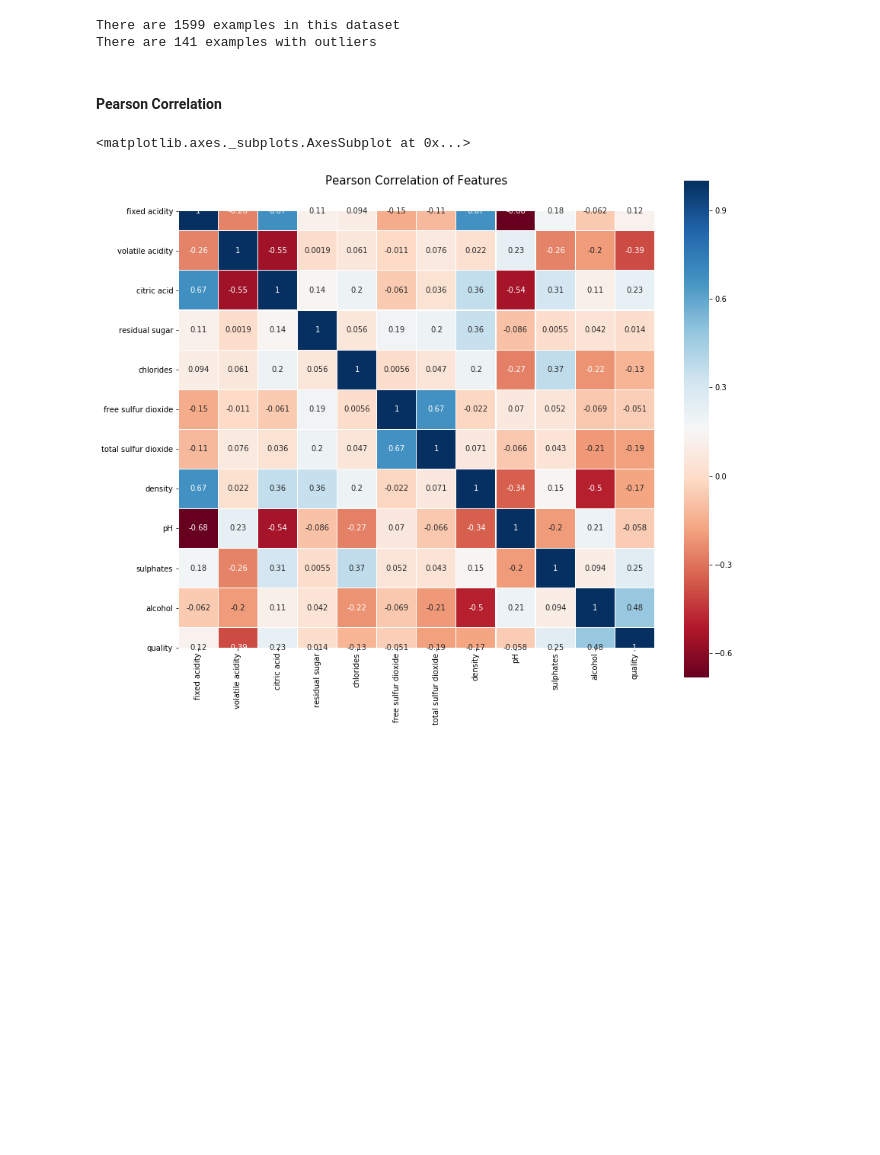
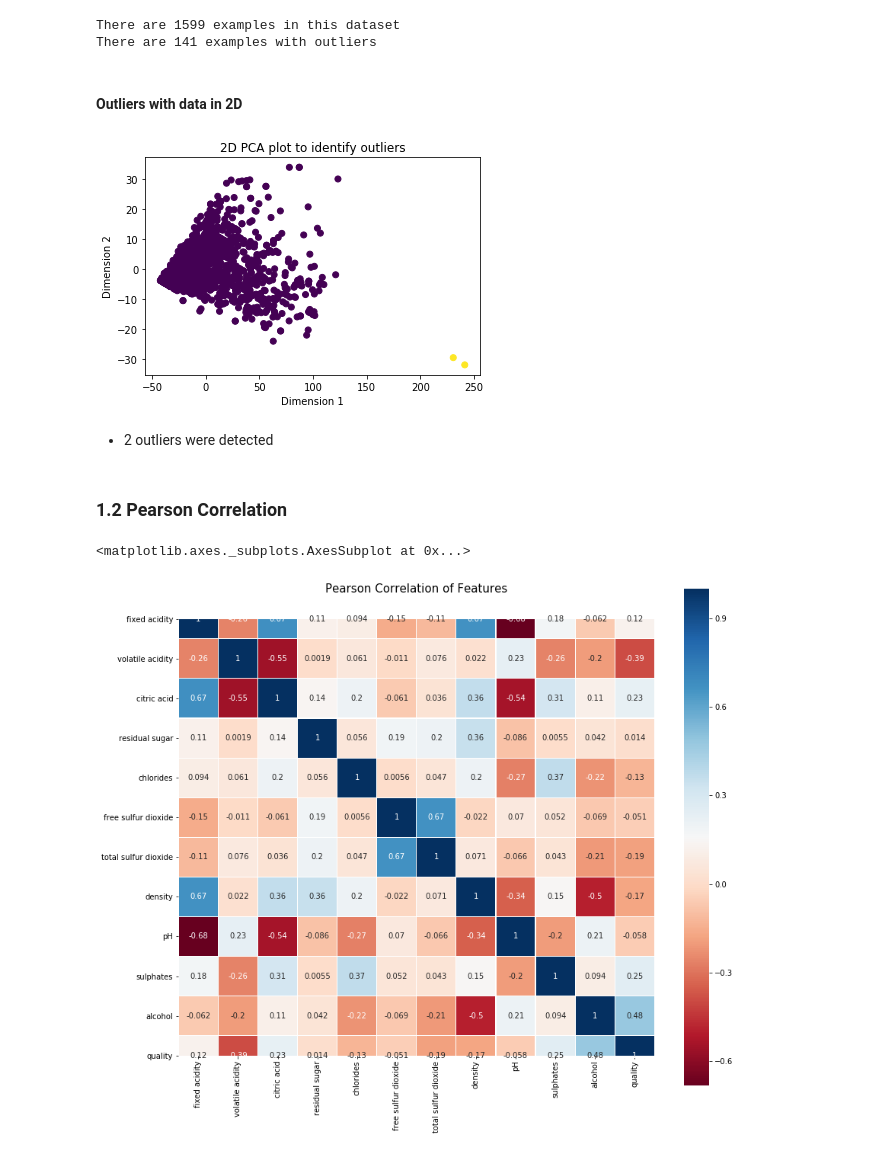
Before and after one commit to Temiloluwa/Machine_Learning_Projects, a Jupyter notebook: red_wine_quality.ipynb, the cells around one changed output. Drawn from its saved outputs; the diff is of its cells as text; code cells hidden in the pictures; blank space fills up the shorter version.

```diff
--- a/red_wine_quality.ipynb
+++ b/red_wine_quality.ipynb
@@ -20,6 +18,6 @@ from sklearn.metrics import mean_squared_error as mse
 - red wine quality data is read and stored in variable `winred`
 # %%
-winred  = pd.read_csv("winered.csv", delimiter = ";")
+winred  = pd.read_csv("datasets/winered.csv", delimiter = ";")
 winred.head()
 # %% [output]
 |  | fixed acidity | volatile acidity | citric acid | residual sugar | chlorides | free sulfur dioxide | ... |
@@ -93,8 +95,39 @@ print(f"There are {len(X_standard_np) - np.sum(outlier_indices)} examples with o
 # %% [output]
 There are 1599 examples in this dataset
 There are 141 examples with outliers
+# %% [markdown]
+#### Outliers with data in 2D
+# %%
+pca = PCA(n_components=2)
+pca.fit(winred_X)
+X_data = pca.transform(winred_X)
+
+#select the farthest data points from the mean of the dataset
+distance_to_mean = np.sum(np.square((X_data - np.mean(X_data,axis=0))),axis=1)
+distance_to_mean = list(enumerate(distance_to_mean))
+distance_to_mean.sort(key= lambda x:x[1], reverse=True)
+outlier2_indices = []
+num_outliers = 2
+i = 0
+for index,dist in distance_to_mean:
+    i+=1
+    outlier2_indices.append(index)
+    if i == num_outliers:
+        break
+
+outliers = np.zeros(len(X_data))
+outliers[outlier2_indices] = 1
+plt.scatter(X_data[:,0],X_data[:,1],c=outliers)
+plt.xlabel("Dimension 1")
+plt.ylabel("Dimension 2")
+plt.title("2D PCA plot to identify outliers")
+outlier2_indices = (outliers == 0)
+# %% [output]
+[figure, added]
+# %% [markdown]
+- 2 outliers were detected
 # %% [markdown]
-#### Pearson Correlation
+### 1.2 Pearson Correlation
 # %%
 correlations = winred.corr()
 colormap = plt.cm.RdBu
```
Also changed, not shown: parts of 32 cells of this notebook, 1 other file.
